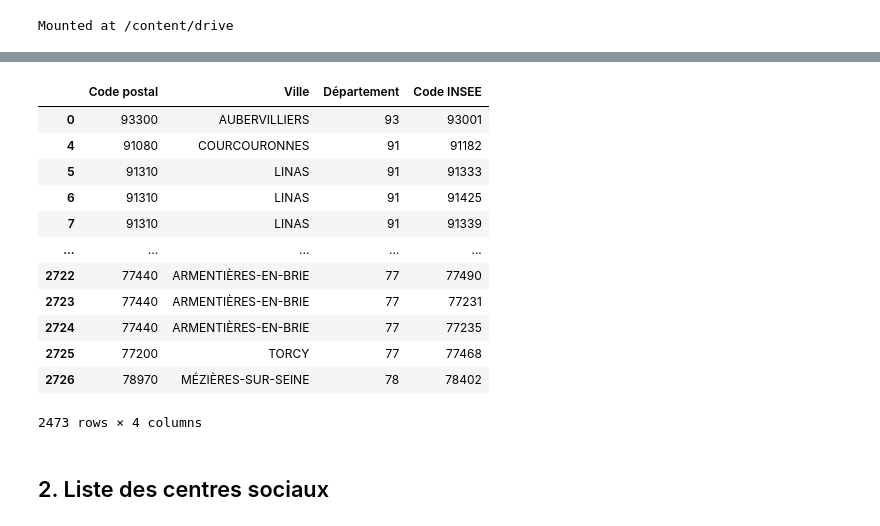
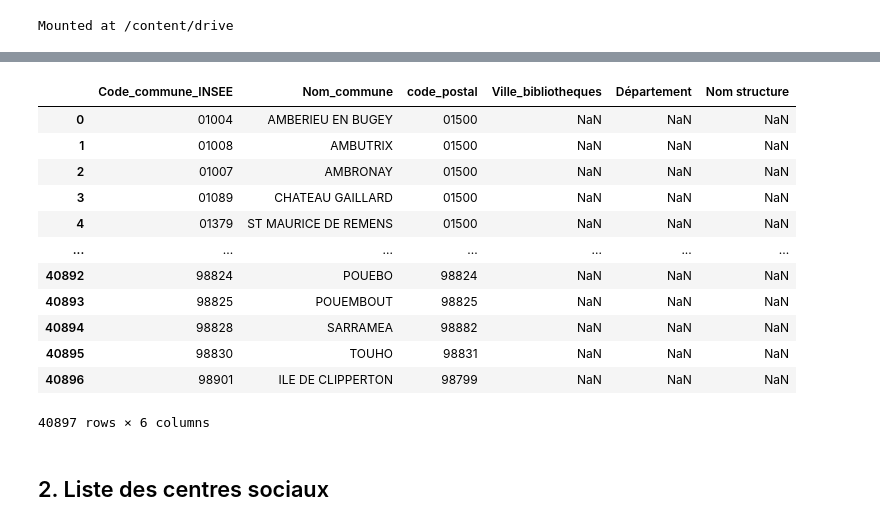
Before and after one commit to dataforgoodfr/batch8_mednum, a Jupyter notebook: notebooks/acces_information.ipynb, the cells around one changed output, grey strips where cells are left out. Cells and saved outputs as stored; diff of their text form; code cells hidden in the pictures.

```diff
--- a/notebooks/acces_information.ipynb
+++ b/notebooks/acces_information.ipynb
@@ -17,0 +30,19 @@ drive/  sample_data/
+# %%
+import pgeocode
+dist = pgeocode.GeoDistance('fr')
+
+!rm -rf batch8_mednum/
+!git clone https://github.com/dataforgoodfr/batch8_mednum.git
+!mv batch8_mednum/data/table_iris_insee_epci.csv .
+!ls
+
+#commune = pd.read_csv('table_iris_insee_epci.csv')
+#del commune['Unnamed: 0']
+commune = pd.read_csv('/content/drive/My Drive/Colab Notebooks/laposte_hexasmal.csv', delimiter=';')
+commune.rename(columns={'Code_postal': 'code_postal'}, inplace=True)
+code_postal = []
+for value in commune["code_postal"]:
+    value = str(value)
+    code_postal.append(value.zfill(5))
+len(code_postal)
+commune["code_postal"] = code_postal
@@ -57,16 +107,17 @@ mapping.drop_duplicates(inplace=True)
-# %%
-df.merge(mapping[['Code INSEE', 'Code postal']], how='inner', on='Code postal').drop_duplicates()
-# %% [output]
-|  | Code postal | Ville | Département | Code INSEE |
-| 0 | 93300 | AUBERVILLIERS | 93 | 93001 |
-| 4 | 91080 | COURCOURONNES | 91 | 91182 |
-| 5 | 91310 | LINAS | 91 | 91333 |
-| 6 | 91310 | LINAS | 91 | 91425 |
-| 7 | 91310 | LINAS | 91 | 91339 |
-| ... | ... | ... | ... | ... |
-| 2722 | 77440 | ARMENTIÈRES-EN-BRIE | 77 | 77490 |
-| 2723 | 77440 | ARMENTIÈRES-EN-BRIE | 77 | 77231 |
-| 2724 | 77440 | ARMENTIÈRES-EN-BRIE | 77 | 77235 |
-| 2725 | 77200 | TORCY | 77 | 77468 |
-| 2726 | 78970 | MÉZIÈRES-SUR-SEINE | 78 | 78402 |
-2473 rows × 4 columns
+# %%
+biblio = commune[['Code_commune_INSEE', 'Nom_commune', 'code_postal']].merge(df, on='code_postal', how='outer',).dropna(subset=['Code_commune_INSEE']).reset_index(drop=True)
+biblio
+# %% [output]
+|  | Code_commune_INSEE | Nom_commune | code_postal | Ville_bibliotheques | Département | Nom structure |
+| 0 | 01004 | AMBERIEU EN BUGEY | 01500 | NaN | NaN | NaN |
+| 1 | 01008 | AMBUTRIX | 01500 | NaN | NaN | NaN |
+| 2 | 01007 | AMBRONAY | 01500 | NaN | NaN | NaN |
+| 3 | 01089 | CHATEAU GAILLARD | 01500 | NaN | NaN | NaN |
+| 4 | 01379 | ST MAURICE DE REMENS | 01500 | NaN | NaN | NaN |
+| ... | ... | ... | ... | ... | ... | ... |
+| 40892 | 98824 | POUEBO | 98824 | NaN | NaN | NaN |
+| 40893 | 98825 | POUEMBOUT | 98825 | NaN | NaN | NaN |
+| 40894 | 98828 | SARRAMEA | 98882 | NaN | NaN | NaN |
+| 40895 | 98830 | TOUHO | 98831 | NaN | NaN | NaN |
+| 40896 | 98901 | ILE DE CLIPPERTON | 98799 | NaN | NaN | NaN |
+40897 rows × 6 columns
```
Also changed, not shown: parts of 29 cells of this notebook.
